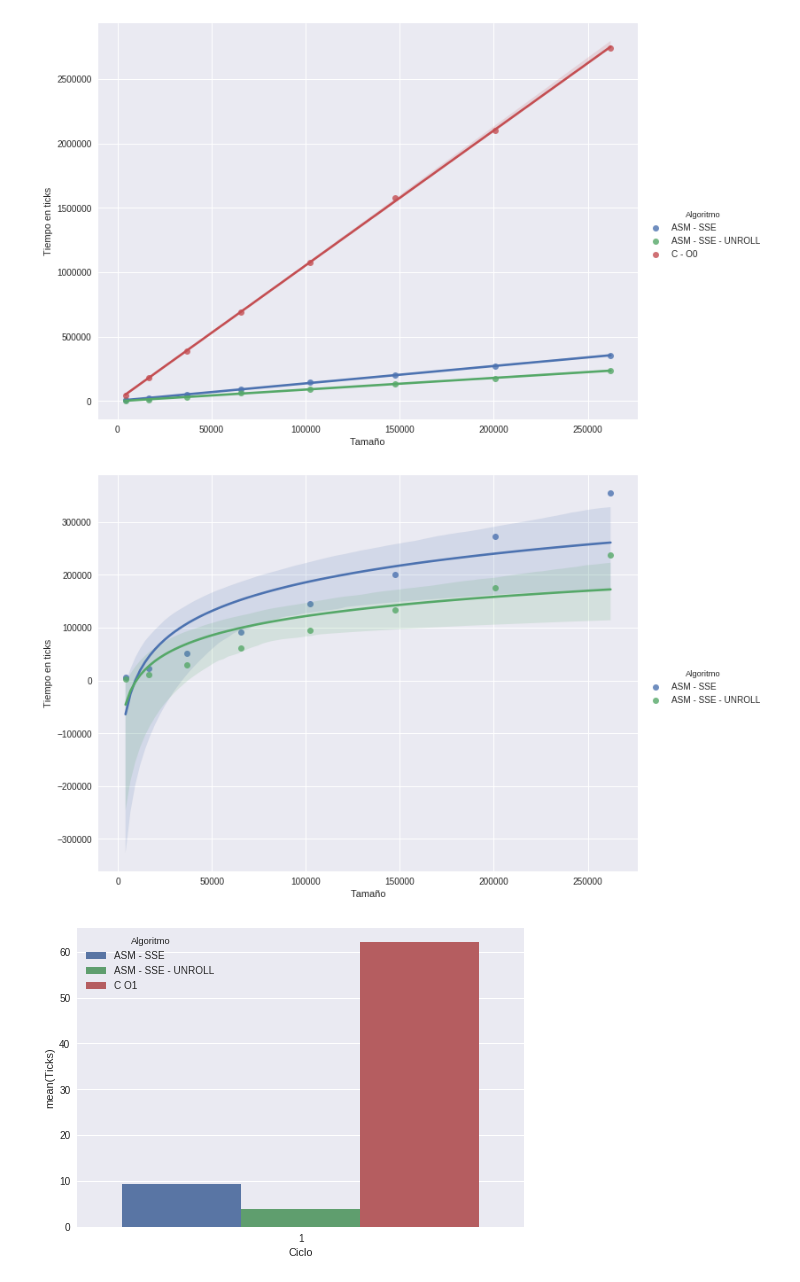
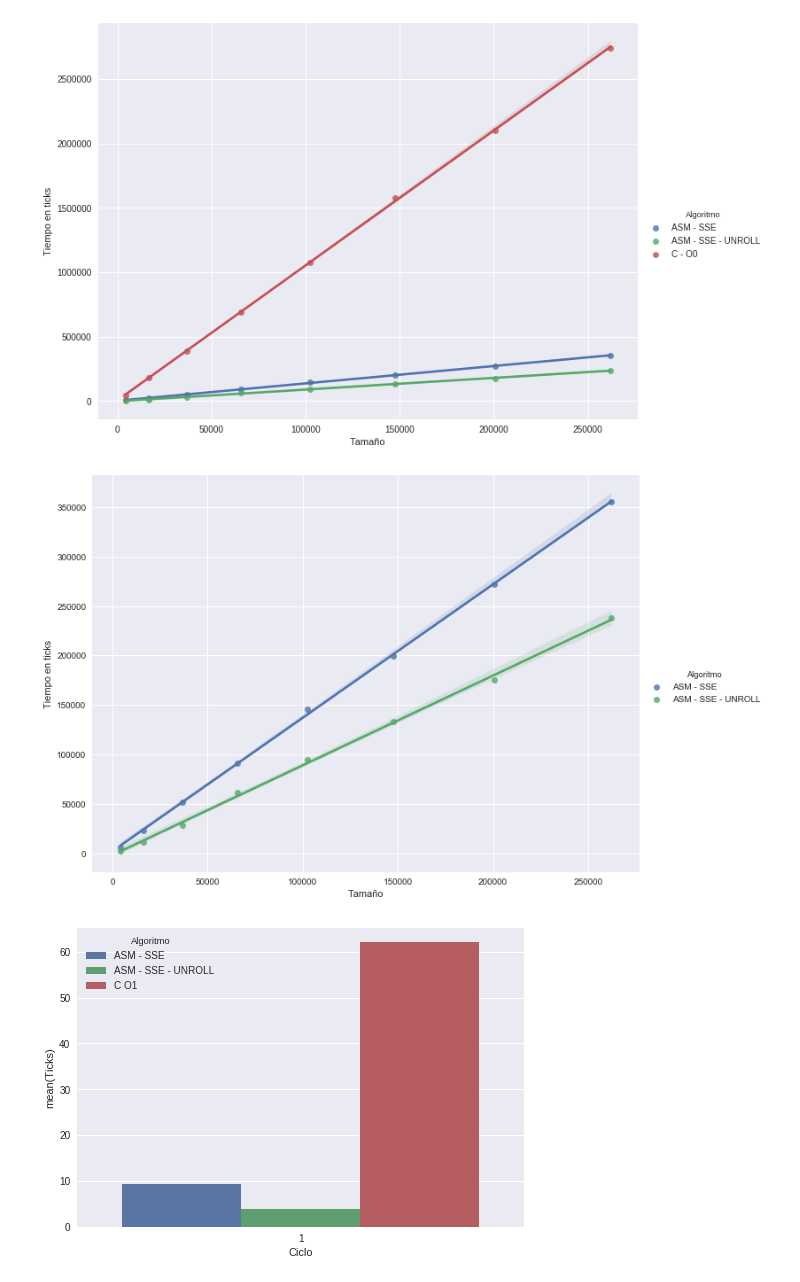
Before and after one commit to ZebaSz/orga2-tp2, a Jupyter notebook: informe/data/fourCombine.ipynb, the cells around one changed output. Cells and saved outputs as stored; diff of their text form; code cells hidden in the pictures.

```diff
--- a/informe/data/fourCombine.ipynb
+++ b/informe/data/fourCombine.ipynb
@@ -52,24 +52,24 @@ plt.show()
 # %%
 dfO0 = pd.read_csv('fourCombine-control.csv')
 
 dfO3 = pd.read_csv('fourCombine-unroll.csv')
 dfO3.set_index(['Algoritmo'], inplace=True)
 dfO3.drop(0, inplace=True)
 dfO3.reset_index(inplace=True)
 dfO3['Algoritmo'] = dfO3['Algoritmo'].map({1: 2})
 
 df = pd.concat([dfO0, dfO3], ignore_index=True)
 df['Algoritmo'] = df['Algoritmo'].map({1: 'ASM - SSE', 2: 'ASM - SSE - UNROLL'})
 
 df = df.groupby(['Algoritmo', 'Tamaño']).min()
 df.reset_index(inplace=True)
 
-ax = sns.lmplot(x='Tamaño', y='Ticks', data=df, hue='Algoritmo', truncate=True, size=7, aspect=1.4, logx=True)
+ax = sns.lmplot(x='Tamaño', y='Ticks', data=df, hue='Algoritmo', truncate=True, size=7, aspect=1.4)
 plt.ylabel('Tiempo en ticks')
 plt.gca().get_yaxis().get_major_formatter().set_scientific(False)
 plt.show()
 # %% [output]
-[figure, old version]
+[figure, new version]
 # %%
 df1CU = pd.read_csv('fourCombine-1ciclo.csv')
 
```
Also changed, not shown: 14 other files.
